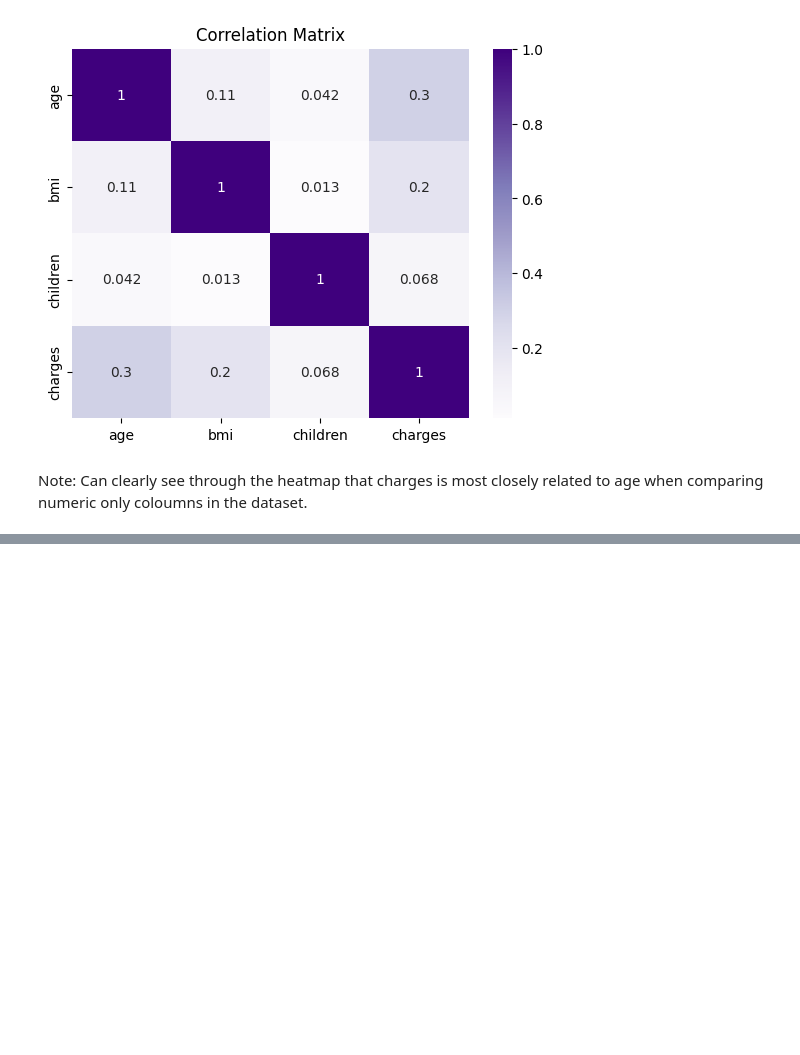
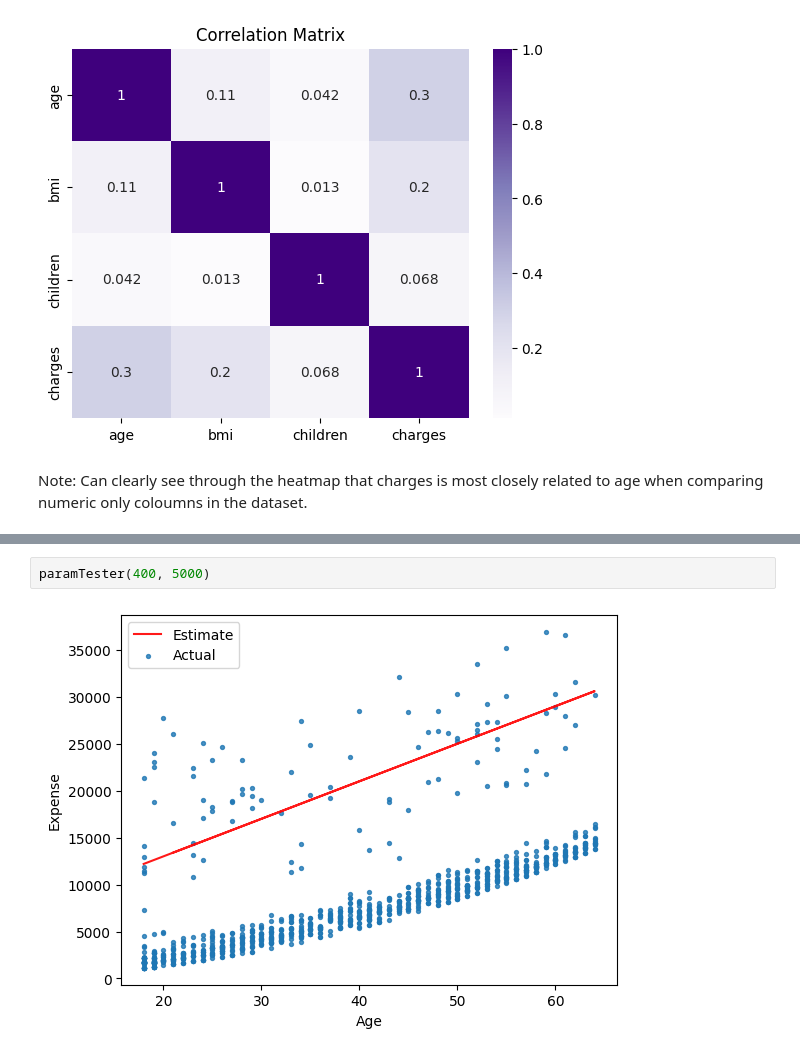
Before and after one commit to devp19/MyHealth, a Jupyter notebook: MyHealth.ipynb, the cells around one changed output, grey strips where cells are left out. Drawn from its saved outputs; the diff is of its cells as text; blank space fills up the shorter version.

```diff
--- a/MyHealth.ipynb
+++ b/MyHealth.ipynb
@@ -105,0 +147,4 @@ Note: Can clearly see through the heatmap that charges is most closely related t
+# %%
+paramTester(400, 5000)
+# %% [output]
+[figure, added]
```
Also changed, not shown: parts of 8 cells of this notebook.
